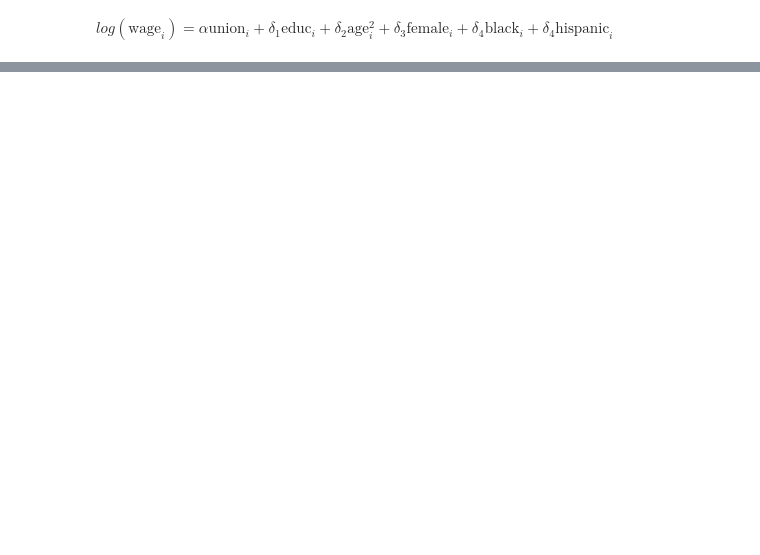
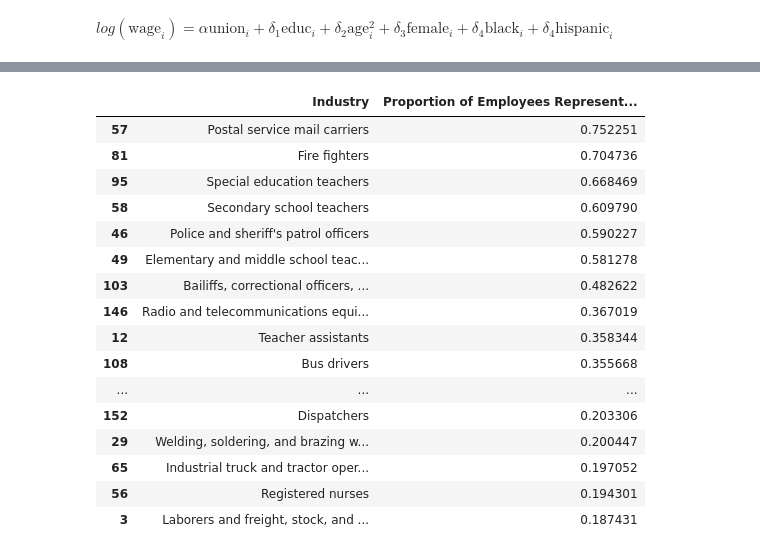
Before and after one commit to rlmoore-b/econ151finalproj, a Jupyter notebook: analysis.ipynb, the cells around one changed output, grey strips where cells are left out. Drawn from its saved outputs; the diff is of its cells as text; code cells hidden in the pictures; blank space fills up the shorter version.

```diff
--- a/analysis.ipynb
+++ b/analysis.ipynb
@@ -187,15 +197,34 @@ $log(\text{wage}_i) = \alpha \text{union}_i + \delta _1\text{educ}_i + \delta _2
 # %%
 # Finding the proportion of labor union participation for each occupation
 props_map = {}
 props = []
 inds = []
 proportions = clean_cps(one_hot_encode_industry=False, keep_industry_col=True)
 all_industries = proportions[ind].unique()
 for industry in all_industries:
     temp = proportions[proportions[ind] == industry]
     if temp.shape[0] >= 2000:
         inds.append(industry)
         props.append(np.average(temp['union']))
 props_map = {'Industry':inds, 'Proportion of Employees Represented By a Union': props}
 proportion_table = pd.DataFrame(props_map)
 proportion_table = proportion_table.sort_values(by='Proportion of Employees Represented By a Union', ascending=False)
+proportion_table.head(30)
+# %% [output]
+|  | Industry | Proportion of Employees Represent... |
+| 57 | Postal service mail carriers | 0.752251 |
+| 81 | Fire fighters | 0.704736 |
+| 95 | Special education teachers | 0.668469 |
+| 58 | Secondary school teachers | 0.609790 |
+| 46 | Police and sheriff's patrol officers | 0.590227 |
+| 49 | Elementary and middle school teac... | 0.581278 |
+| 103 | Bailiffs, correctional officers, ... | 0.482622 |
+| 146 | Radio and telecommunications equi... | 0.367019 |
+| 12 | Teacher assistants | 0.358344 |
+| 108 | Bus drivers | 0.355668 |
+| ... | ... | ... |
+| 152 | Dispatchers | 0.203306 |
+| 29 | Welding, soldering, and brazing w... | 0.200447 |
+| 65 | Industrial truck and tractor oper... | 0.197052 |
+| 56 | Registered nurses | 0.194301 |
+| 3 | Laborers and freight, stock, and ... | 0.187431 |
```
Also changed, not shown: parts of 6 cells of this notebook.
